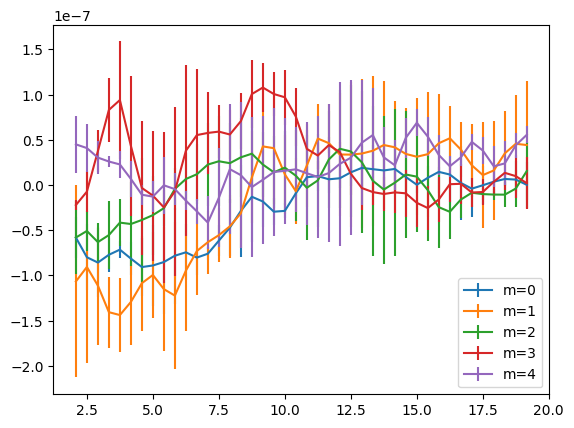
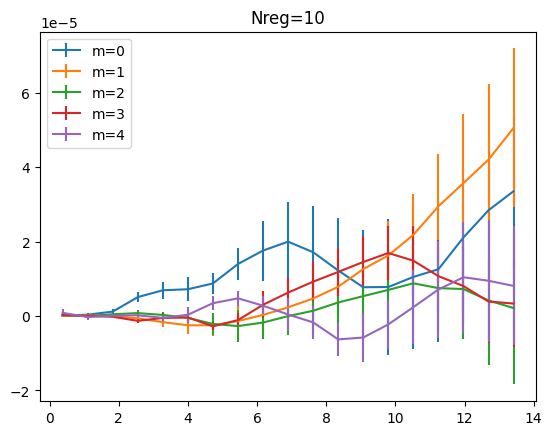
The change to this notebook cell's code, shown as a diff; its figure went from the first image to the second:
--- before
+++ after
@@ -2,7 +2,12 @@
     plt.errorbar(MyStack_comov.r, MyStack_comov.Cr_avg_profiles[m], yerr=MyStack_comov.Cr_errors_full[m], label=f"m={m}") # /np.sqrt(48)
 plt.legend()
-plt.show()
+plt.title('unbinned')
+#plt.show()
+plt.savefig('mplot_nreg%i_unbinned.png'%nreg)
 plt.clf()
 for m in range(5):
     plt.errorbar(MyStack_comov.r_binned, MyStack_comov.Cr_avg_profiles_binned[m], yerr=MyStack_comov.Cr_errors_binned[m], label=f"m={m}")
+plt.title('Nreg=%i'%nreg)
+
 plt.legend()
+plt.savefig('mplot_nreg%i.png'%nreg)

Commit: updated edge test